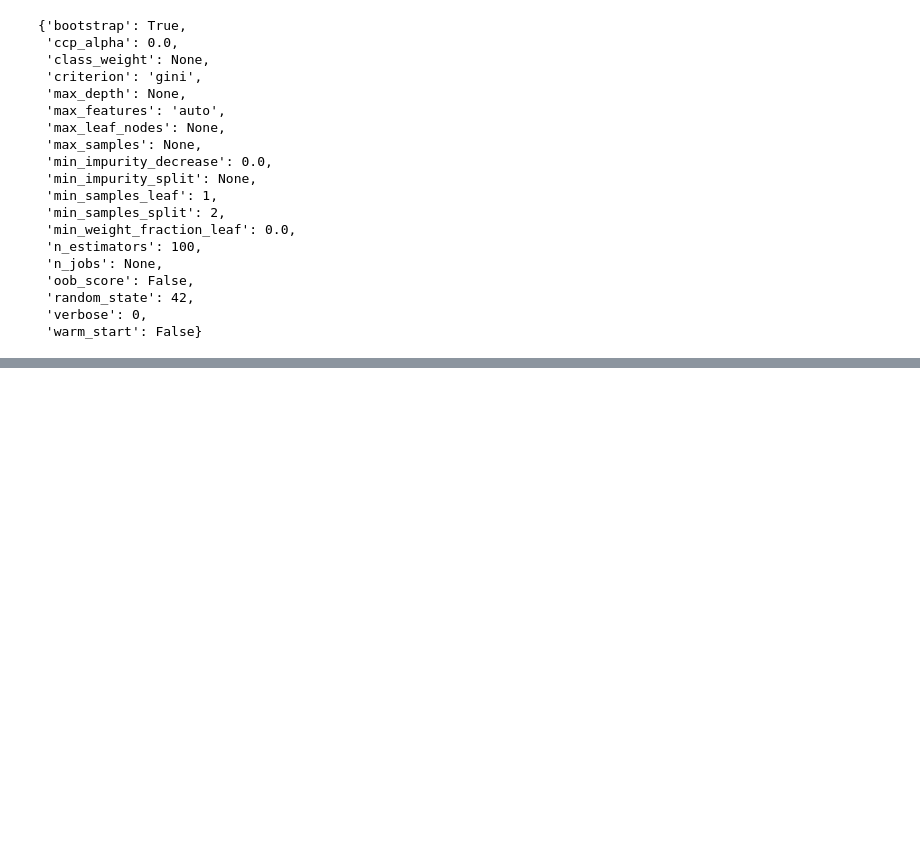
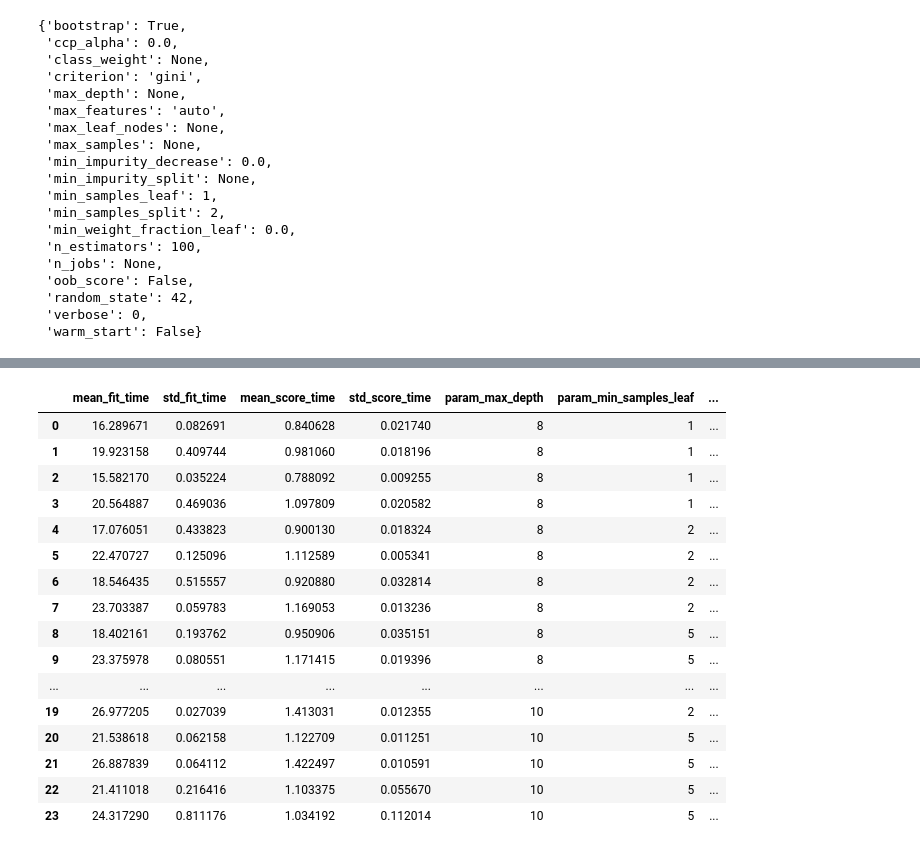
Before and after one commit to krishnakalisarkar/Be_Heart_Smart, a Jupyter notebook: Ayse/ML_RandomForest.ipynb, the cells around one changed output, grey strips where cells are left out. Saved outputs shown, nothing was run; the diff lists cells and outputs as text; code cells hidden in the pictures; blank space fills up the shorter version.

```diff
--- a/Ayse/ML_RandomForest.ipynb
+++ b/Ayse/ML_RandomForest.ipynb
@@ -223,2 +235,0 @@ grid_search = GridSearchCV(estimator=rf_model, param_grid=grid_param, cv=5, n_jo
-# %%
-grid_search.fit(X_train, y_train)
@@ -240,0 +307,6 @@ Fitting 3 folds for each of 500 candidates, totalling 1500 fits
+# %%
+# Based on the results of the grid search, we plug in the best parameters and rerun the validation set.
+rf_model = RandomForestClassifier(random_state=42, max_depth= 8, n_estimators=800)
+# %%
+# Train our Random forest model with new hyperparameters
+rf_model = rf_model.fit(X_train_scaled, y_train)
@@ -240,0 +354,14 @@ Fitting 3 folds for each of 500 candidates, totalling 1500 fits
+# %%
+# Grid search #2 with different hyperparameters
+n_estimators = [800, 1000]
+max_depth = [8, 10]
+min_samples_split = [5, 10]
+min_samples_leaf = [1, 2, 5]
+
+hyperRF = dict(n_estimators = n_estimators, max_depth = max_depth,
+              min_samples_split = min_samples_split,
+             min_samples_leaf = min_samples_leaf)
+
+gridRF = GridSearchCV(rf_model, hyperRF, cv = 5, verbose = 1,
+                      n_jobs = -1)
+bestRF = gridRF.fit(X_train_scaled, y_train)
@@ -240,0 +401,21 @@ Fitting 3 folds for each of 500 candidates, totalling 1500 fits
+# %%
+df_results2= pd.DataFrame(gridRF.cv_results_)
+df_results2
+# %% [output]
+|  | mean_fit_time | std_fit_time | mean_score_time | std_score_time | param_max_depth | param_min_samples_leaf | ... |
+| 0 | 16.289671 | 0.082691 | 0.840628 | 0.021740 | 8 | 1 | ... |
+| 1 | 19.923158 | 0.409744 | 0.981060 | 0.018196 | 8 | 1 | ... |
+| 2 | 15.582170 | 0.035224 | 0.788092 | 0.009255 | 8 | 1 | ... |
+| 3 | 20.564887 | 0.469036 | 1.097809 | 0.020582 | 8 | 1 | ... |
+| 4 | 17.076051 | 0.433823 | 0.900130 | 0.018324 | 8 | 2 | ... |
+| 5 | 22.470727 | 0.125096 | 1.112589 | 0.005341 | 8 | 2 | ... |
+| 6 | 18.546435 | 0.515557 | 0.920880 | 0.032814 | 8 | 2 | ... |
+| 7 | 23.703387 | 0.059783 | 1.169053 | 0.013236 | 8 | 2 | ... |
+| 8 | 18.402161 | 0.193762 | 0.950906 | 0.035151 | 8 | 5 | ... |
+| 9 | 23.375978 | 0.080551 | 1.171415 | 0.019396 | 8 | 5 | ... |
+| ... | ... | ... | ... | ... | ... | ... | ... |
+| 19 | 26.977205 | 0.027039 | 1.413031 | 0.012355 | 10 | 2 | ... |
+| 20 | 21.538618 | 0.062158 | 1.122709 | 0.011251 | 10 | 5 | ... |
+| 21 | 26.887839 | 0.064112 | 1.422497 | 0.010591 | 10 | 5 | ... |
+| 22 | 21.411018 | 0.216416 | 1.103375 | 0.055670 | 10 | 5 | ... |
+| 23 | 24.317290 | 0.811176 | 1.034192 | 0.112014 | 10 | 5 | ... |
```
Also changed, not shown: parts of 47 cells of this notebook, 10 other files.
